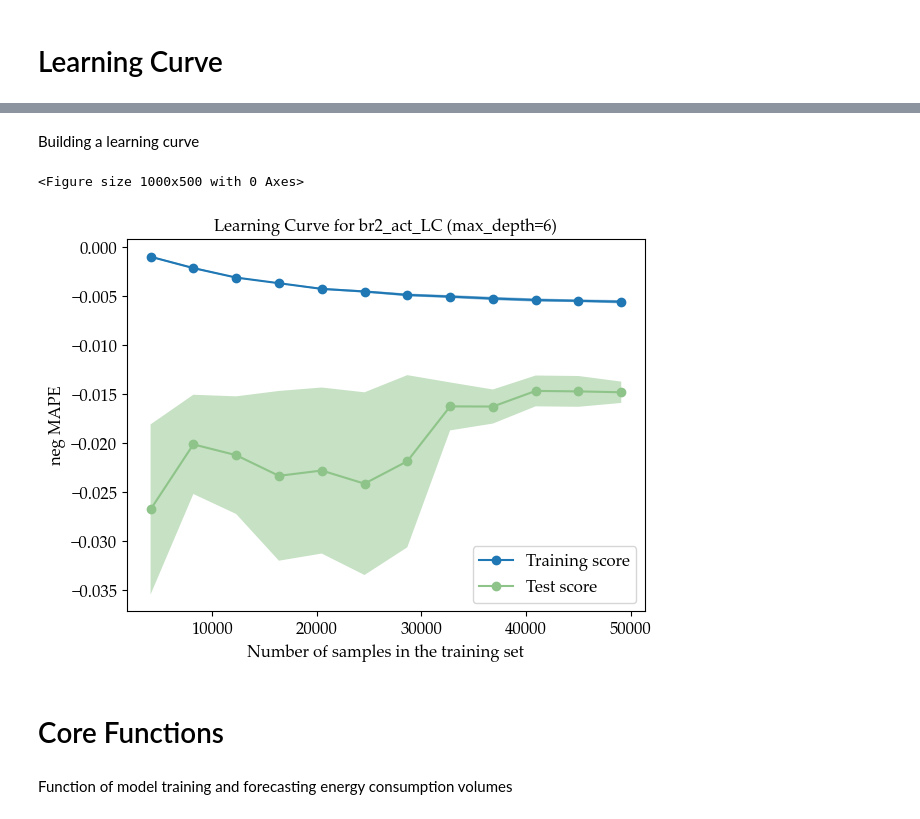
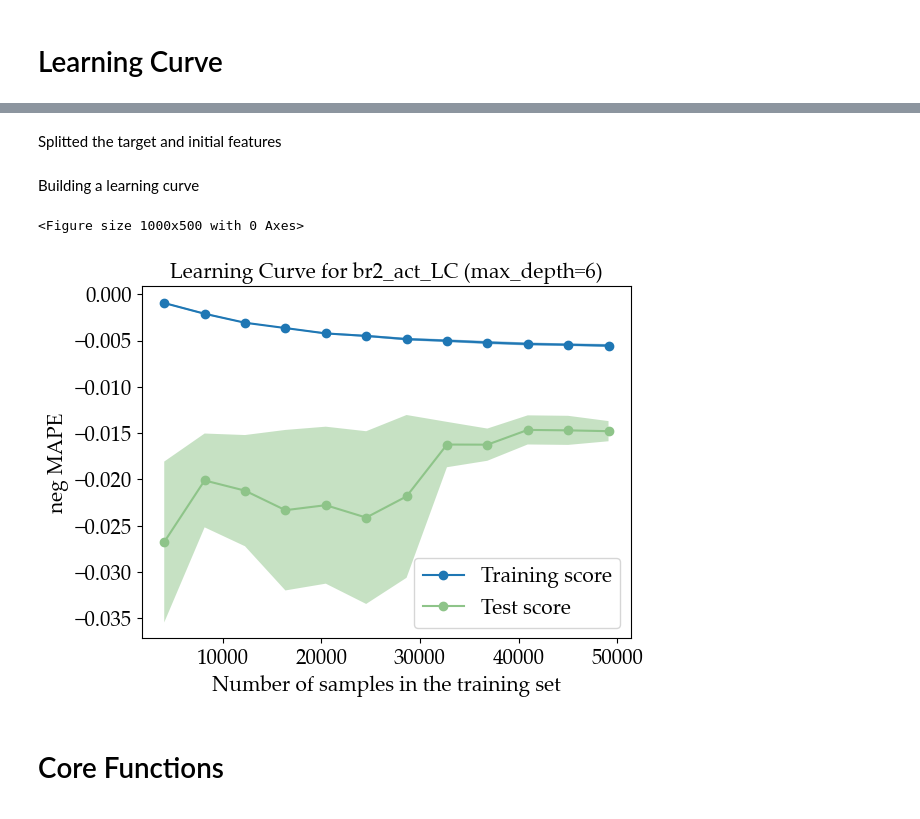
Before and after one commit to caapel/STLF, a Jupyter notebook: br2_act_Learning_Curve.ipynb, the cells around one changed output, grey strips where cells are left out. Drawn from its saved outputs; the diff is of its cells as text; code cells hidden in the pictures.

```diff
--- a/br2_act_Learning_Curve.ipynb
+++ b/br2_act_Learning_Curve.ipynb
@@ -220,3 +218,5 @@ Splitted the target and initial features
+# %% [markdown]
+Splitted the target and initial features
 # %%
 def X_y_split(df_general, datetime=df_general.Date.iloc[-1]):
 
@@ -225,45 +225,43 @@ def X_y_split(df_general, datetime=df_general.Date.iloc[-1]):
                           (df_general.Date <= datetime)]
 
     return df_train.drop(columns=['Date', 'Volume']), df_train.Volume
-# %% [markdown]
-Building a learning curve
-# %%
-def draw_learning_curve(df_general, max_depth=6, fontsize=12):
-
-    X, y = X_y_split(df_general)
-
-    model = xgb.XGBRegressor(device = 'cpu',
-                             n_estimators = 200,
-                             max_depth = max_depth)
-    common_params = {
-                     "X": X,
-                     "y": y,
-                     "train_sizes": np.linspace(1/12, 1.0, 12),
-                     "cv": 5,
-                     "scoring": 'neg_mean_absolute_percentage_error',
-                     "n_jobs": -1,
-                     "line_kw": {"marker": "o"},
-                     "std_display_style": "fill_between",
-                     "score_name": "neg MAPE",
-                    }
-
-    plt.figure(figsize=(10, 5))
-    plt.rcParams['axes.prop_cycle'] = plt.cycler(color=['#1f77b4', '#8ec489'])
-    plt.rcParams['font.family'] = 'Palatino Linotype'
-    plt.rcParams['font.size'] = fontsize
-
-    LearningCurveDisplay.from_estimator(model, **common_params)
-    plt.title(f'Learning Curve for br2_act_LC (max_depth={max_depth})', fontsize=fontsize)
-    plt.legend(['Training score', 'Test score'], loc='lower right')
-    plt.tight_layout()
-    plt.savefig(f'pictures/br2_Learning_Curve(max_depth={max_depth}).png', dpi = 300, transparent = True)
-    plt.show()
-
-draw_learning_curve(df_general)
-# %% [output]
-<Figure size 1000x500 with 0 Axes>
-[figure, removed]
+# %% [markdown]
+Building a learning curve
+# %%
+def draw_learning_curve(df_general, max_depth=6, fontsize=15):
+
+    X, y = X_y_split(df_general)
+
+    model = xgb.XGBRegressor(device = 'cpu',
+                             n_estimators = 200,
+                             max_depth = max_depth)
+    common_params = {
+                     "X": X,
+                     "y": y,
+                     "train_sizes": np.linspace(1/12, 1.0, 12),
+                     "cv": 5,
+                     "scoring": 'neg_mean_absolute_percentage_error',
+                     "n_jobs": -1,
+                     "line_kw": {"marker": "o"},
+                     "std_display_style": "fill_between",
+                     "score_name": "neg MAPE",
+                    }
+
+    plt.figure(figsize=(10, 5))
+    plt.rcParams['axes.prop_cycle'] = plt.cycler(color=['#1f77b4', '#8ec489'])
+    plt.rcParams['font.family'] = 'Palatino Linotype'
+    plt.rcParams['font.size'] = fontsize
+
+    LearningCurveDisplay.from_estimator(model, **common_params)
+    plt.title(f'Learning Curve for br2_act_LC (max_depth={max_depth})', fontsize=fontsize)
+    plt.legend(['Training score', 'Test score'], loc='lower right')
+    plt.tight_layout()
+    plt.savefig(f'pictures/br2_Learning_Curve(max_depth={max_depth}).png', dpi = 300, transparent = True)
+    plt.show()
+
+draw_learning_curve(df_general)
+# %% [output]
+<Figure size 1000x500 with 0 Axes>
+[figure, added]
 # %% [markdown]
 # Сore Functions
-# %% [markdown]
-Function of model training and forecasting energy consumption volumes
```
Also changed, not shown: parts of 25 cells of this notebook, 7 other files.
